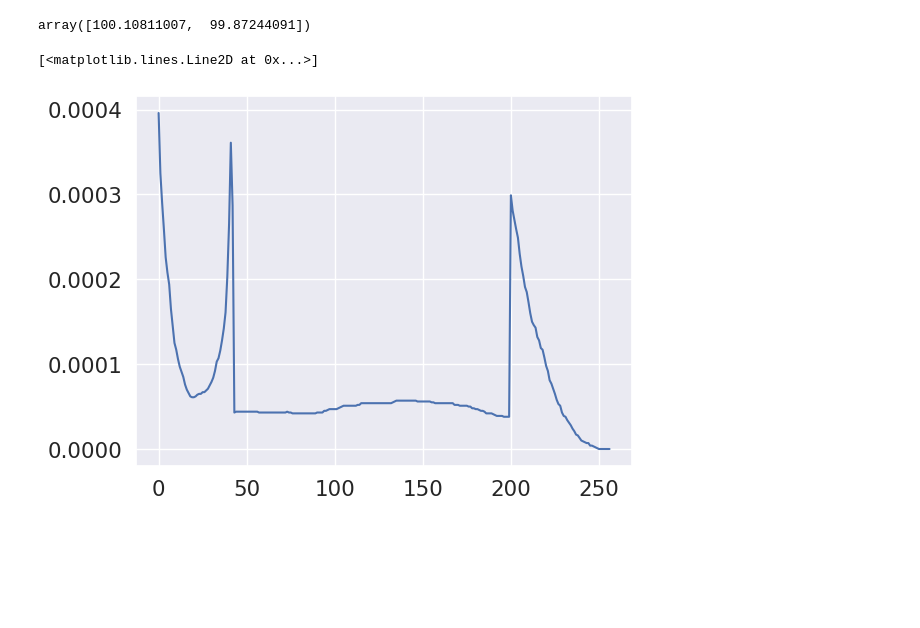
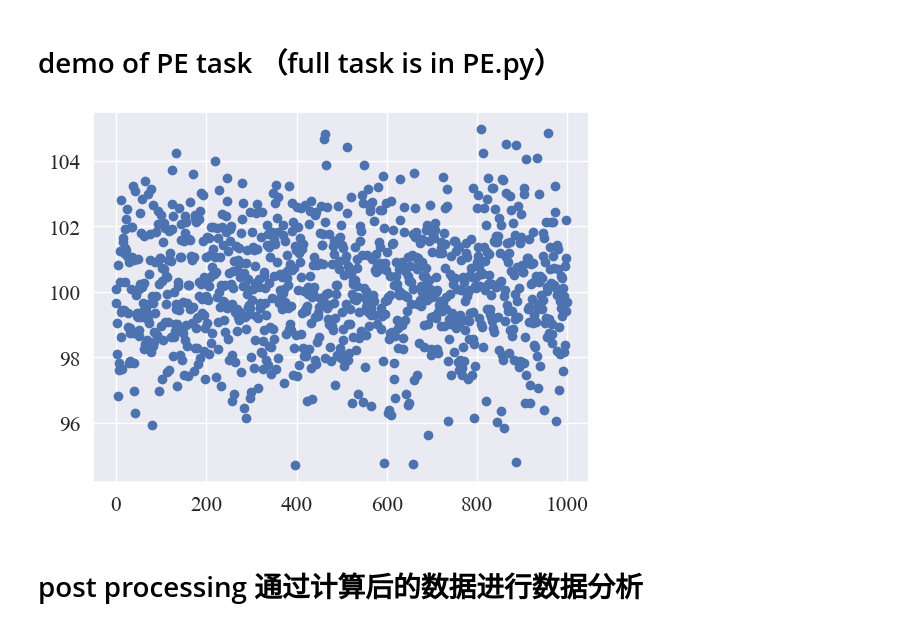
Before and after one commit to Carty-Bao/BNPHMM, a Jupyter notebook: code/PE.ipynb, the cells around one changed output. Drawn from its saved outputs; the diff is of its cells as text; code cells hidden in the pictures; blank space fills up the shorter version.

```diff
--- a/code/PE.ipynb
+++ b/code/PE.ipynb
@@ -8,28 +9,32 @@ import time
 plt.rc('font',family='Times New Roman')
 sns.set_theme(font='Times New Roman',font_scale=1.4)
+# %% [markdown]
+# demo of PE task （full task is in PE.py）
 # %%
 data_path = "dataset/D1/"
 type = 'jitter/'
 Theta_hat = []
-hamming = []
-for i in range(1):
+hammings = []
+for i in range(10):
+
     D = np.load(data_path+type+str(i+1)+'.npy',allow_pickle = True)
+    # #非理想数据读取
+    # X = np.array([D[0][:,0]]).T
+    # Z = np.array([D[0][:,1]]).T
+    # bkps_truth = D[1]
+    #理想数据读取
     X = np.array([D[:,0]]).T
     Z = np.array([D[:,1]]).T
-    model = DP_GMM(X, K=15, Z=Z, agile=True, kappa = 0.2)
-    model.init_q_param()#初始化q分布
-    model.mixture_fit()#DPMM
-    model.HMM_fit()
-    mu,Z,A = model.del_irr()
-    Theta_hat.append(mu)
-    hamming.append(model.hamming)
+    plt.scatter(range(len(X)), X)
+    break
+    # model = DP_GMM(X, K=15, Z=Z, agile=True, kappa = 0.2)
+    # model.init_q_param()#初始化q分布
+    # model.mixture_fit()#DPMM
+    # model.HMM_fit()
+    # mu,Z,A = model.del_irr()
+    # Theta_hat.append(mu)
+    # hammings.append(model.hamming)
+# %% [output]
+[figure, added]
-# %%
-mu
-# %% [output]
-array([100.10811007,  99.87244091])
-# %%
-result = np.load(data_path + type + 'result/hamming_kappa'+str(0.0)+'.npy',allow_pickle = True)
-plt.plot(result[0])
-# %% [output]
-[<matplotlib.lines.Line2D at 0x...>]
-[figure, removed]
+# %% [markdown]
+# post processing 通过计算后的数据进行数据分析
```
Also changed, not shown: parts of 43 cells of this notebook, 4 other files.
